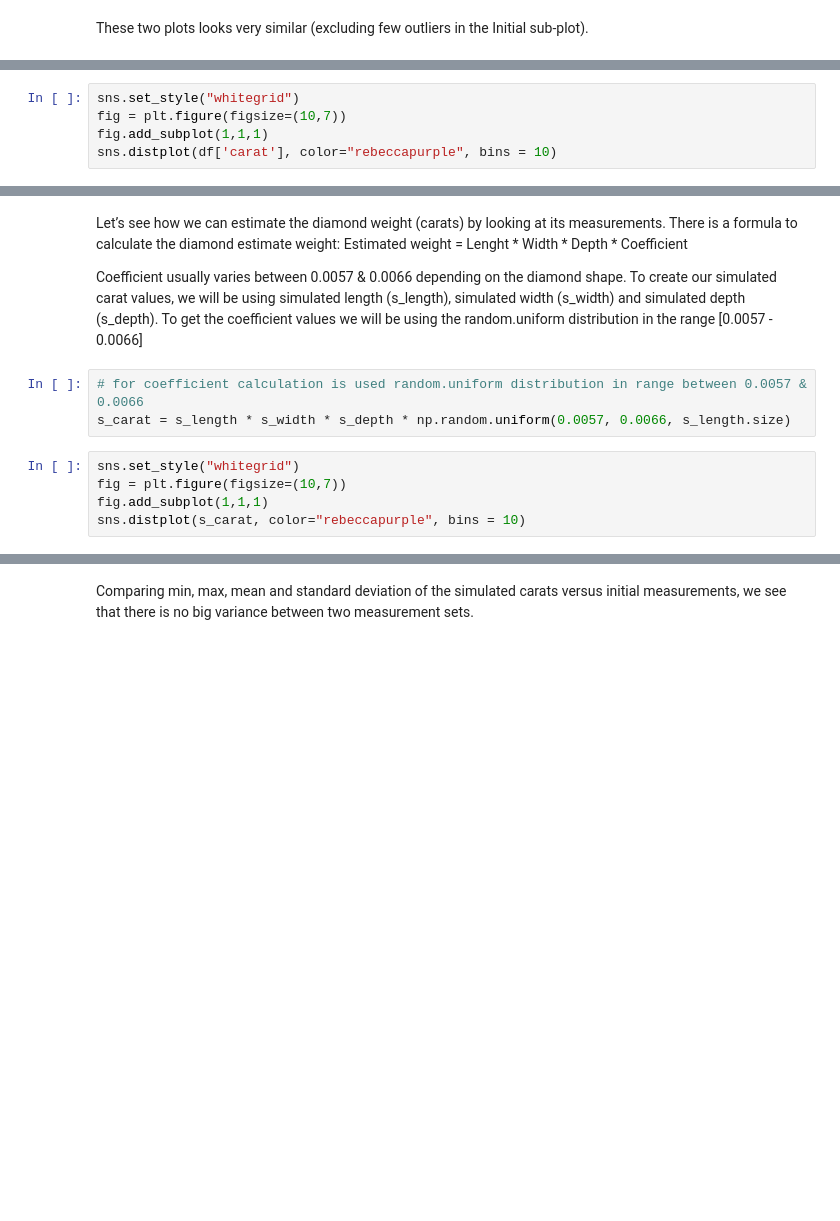
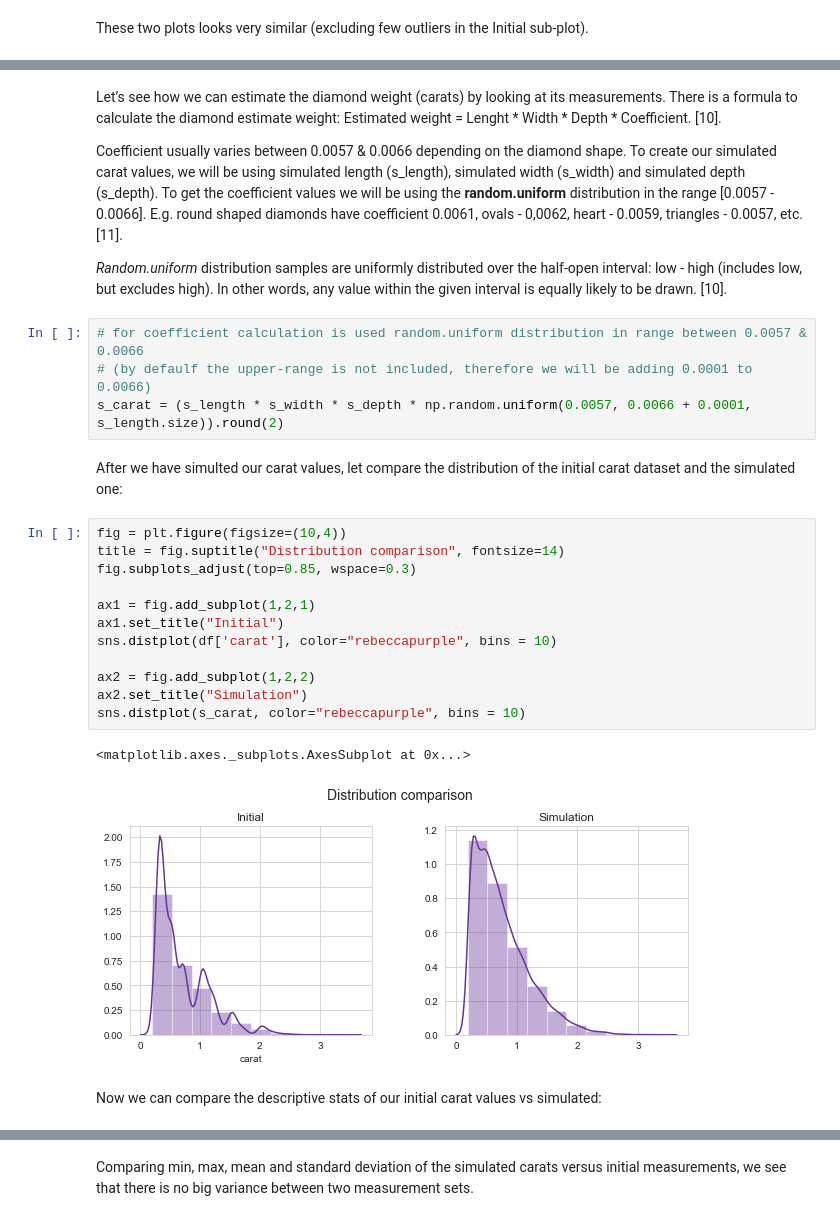
Before and after one commit to JuliaMal/ProgDA_Project2, a Jupyter notebook: Project2.ipynb, the cells around one changed output, grey strips where cells are left out. Drawn from its saved outputs; the diff is of its cells as text; blank space fills up the shorter version.

```diff
--- a/Project2.ipynb
+++ b/Project2.ipynb
@@ -394,7 +500,2 @@ These two plots looks very similar (excluding few outliers in the Initial sub-pl
-# %%
-sns.set_style("whitegrid")
-fig = plt.figure(figsize=(10,7))
-fig.add_subplot(1,1,1)
-sns.distplot(df['carat'], color="rebeccapurple", bins = 10)
 # %%
 df['carat'].describe()
@@ -401,13 +512,30 @@ df['carat'].describe()
 # %% [markdown]
 Let’s see how we can estimate the diamond weight (carats) by looking at its measurements. There is a formula to calculate the diamond estimate weight:
-Estimated weight = Lenght * Width * Depth * Coefficient
+Estimated weight = Lenght * Width * Depth * Coefficient. [10].
 
-Coefficient usually varies between 0.0057 & 0.0066 depending on the diamond shape. To create our simulated carat values, we will be using simulated length (s_length), simulated width (s_width) and simulated depth (s_depth). To get the coefficient values we will be using the random.uniform distribution in the range [0.0057 - 0.0066]
+Coefficient usually varies between 0.0057 & 0.0066 depending on the diamond shape. To create our simulated carat values, we will be using simulated length (s_length), simulated width (s_width) and simulated depth (s_depth). To get the coefficient values we will be using the **random.uniform** distribution in the range [0.0057 - 0.0066]. E.g. round shaped diamonds have coefficient 0.0061, ovals - 0,0062, heart - 0.0059, triangles - 0.0057, etc. [11].
+
+*Random.uniform* distribution samples are uniformly distributed over the half-open interval: low - high (includes low, but excludes high). In other words, any value within the given interval is equally likely to be drawn. [10].
 # %%
 # for coefficient calculation is used random.uniform distribution in range between 0.0057 & 0.0066
-s_carat = s_length * s_width * s_depth * np.random.uniform(0.0057, 0.0066, s_length.size)
+# (by defaulf the upper-range is not included, therefore we will be adding 0.0001 to 0.0066)
+s_carat = (s_length * s_width * s_depth * np.random.uniform(0.0057, 0.0066 + 0.0001, s_length.size)).round(2)
-# %%
-sns.set_style("whitegrid")
-fig = plt.figure(figsize=(10,7))
-fig.add_subplot(1,1,1)
-sns.distplot(s_carat, color="rebeccapurple", bins = 10)
+# %% [markdown]
+After we have simulted our carat values, let compare the distribution of the initial carat dataset and the simulated one:
+# %%
+fig = plt.figure(figsize=(10,4))
+title = fig.suptitle("Distribution comparison", fontsize=14)
+fig.subplots_adjust(top=0.85, wspace=0.3)
+
+ax1 = fig.add_subplot(1,2,1)
+ax1.set_title("Initial")
+sns.distplot(df['carat'], color="rebeccapurple", bins = 10)
+
+ax2 = fig.add_subplot(1,2,2)
+ax2.set_title("Simulation")
+sns.distplot(s_carat, color="rebeccapurple", bins = 10)
+# %% [output]
+<matplotlib.axes._subplots.AxesSubplot at 0x...>
+[figure, added]
+# %% [markdown]
+Now we can compare the descriptive stats of our initial carat values vs simulated:
```
Also changed, not shown: parts of 206 cells of this notebook, 1 other file.
